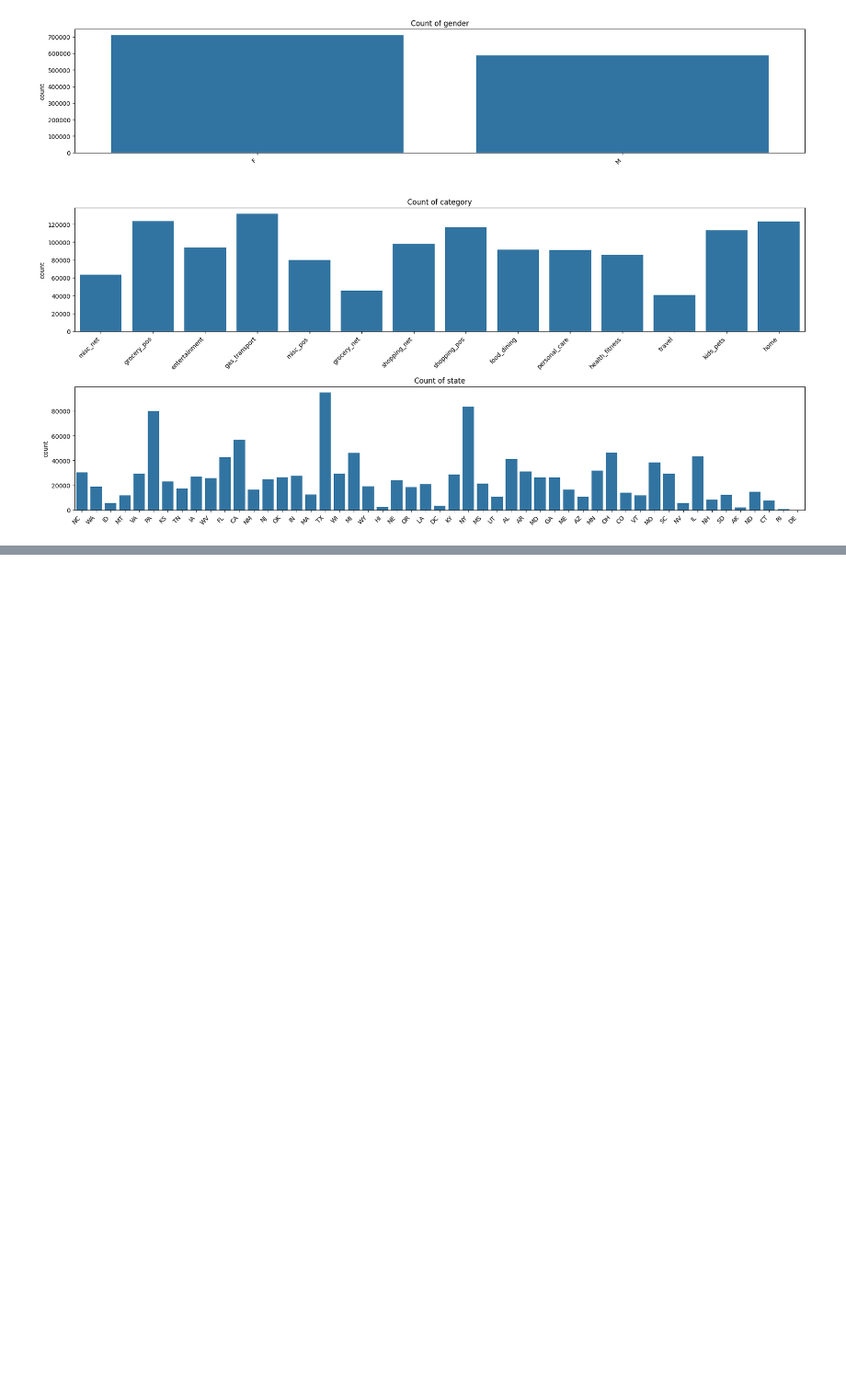
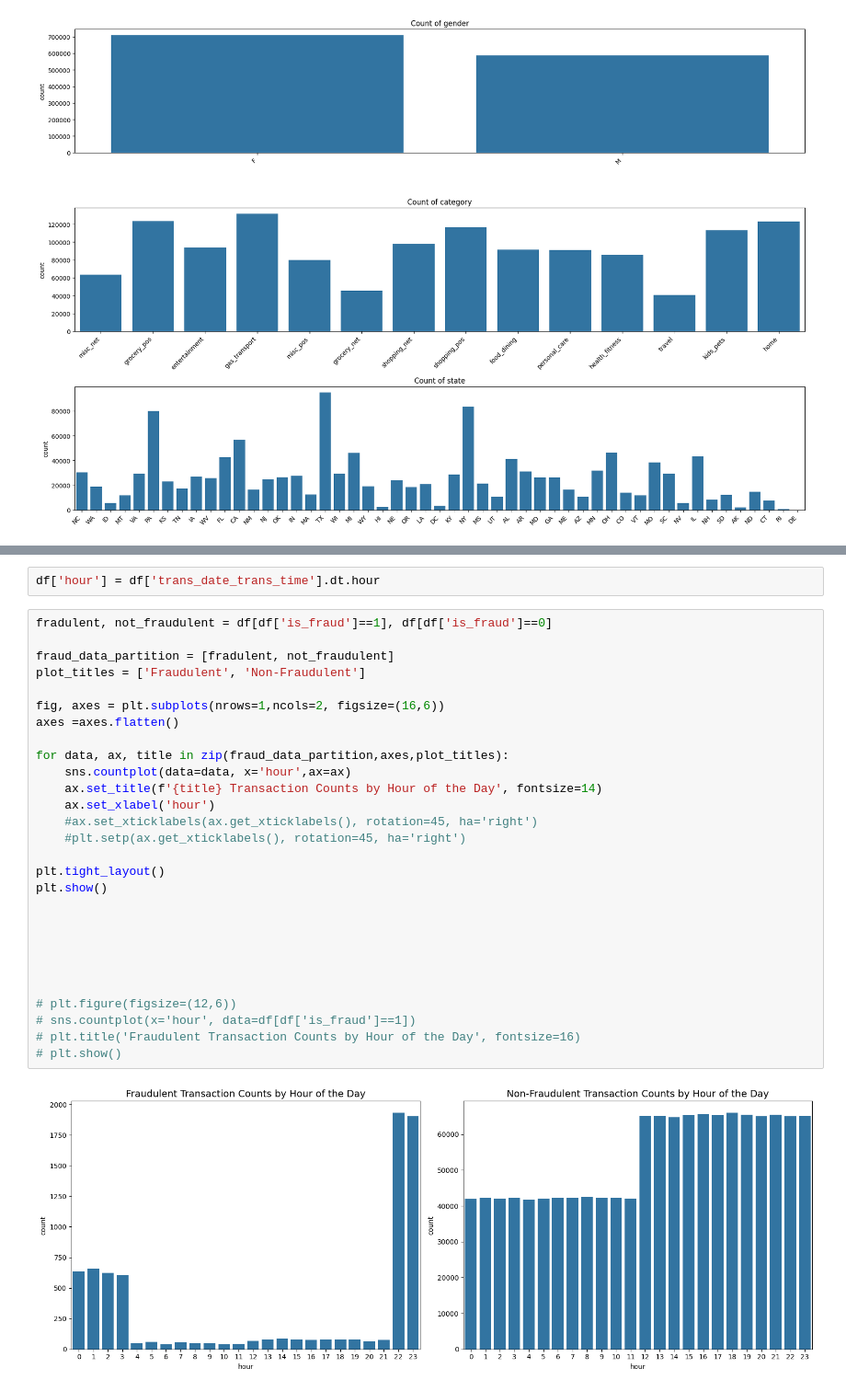
Before and after one commit to Clarkey33/fraud-detection-mlops-pipeline, a Jupyter notebook: notebooks/01-initial-eda.ipynb, the cells around one changed output, grey strips where cells are left out. Shown at 92% size. Cells and saved outputs as stored; diff of their text form; blank space fills up the shorter version.

```diff
--- a/notebooks/01-initial-eda.ipynb
+++ b/notebooks/01-initial-eda.ipynb
@@ -173,0 +213,32 @@ Name: count, dtype: int64
+# %%
+df['hour'] = df['trans_date_trans_time'].dt.hour
+# %%
+fradulent, not_fraudulent = df[df['is_fraud']==1], df[df['is_fraud']==0]
+
+fraud_data_partition = [fradulent, not_fraudulent]
+plot_titles = ['Fraudulent', 'Non-Fraudulent']
+
+fig, axes = plt.subplots(nrows=1,ncols=2, figsize=(16,6))
+axes =axes.flatten()
+
+for data, ax, title in zip(fraud_data_partition,axes,plot_titles):
+    sns.countplot(data=data, x='hour',ax=ax)
+    ax.set_title(f'{title} Transaction Counts by Hour of the Day', fontsize=14)
+    ax.set_xlabel('hour')
+    #ax.set_xticklabels(ax.get_xticklabels(), rotation=45, ha='right')
+    #plt.setp(ax.get_xticklabels(), rotation=45, ha='right')
+
+plt.tight_layout()
+plt.show()
+
+
+
+
+
+
+# plt.figure(figsize=(12,6))
+# sns.countplot(x='hour', data=df[df['is_fraud']==1])
+# plt.title('Fraudulent Transaction Counts by Hour of the Day', fontsize=16)
+# plt.show()
+# %% [output]
+[figure, added]
```
Also changed, not shown: parts of 16 cells of this notebook.
